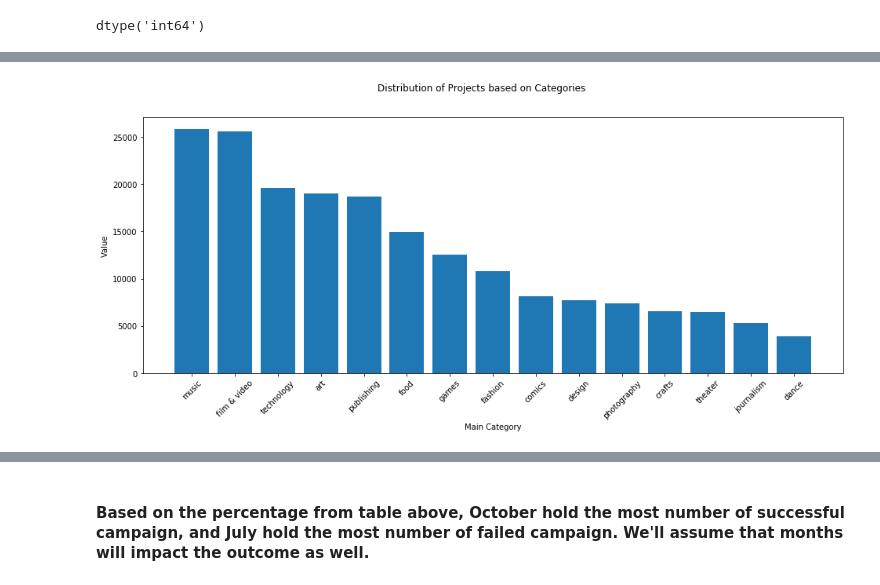
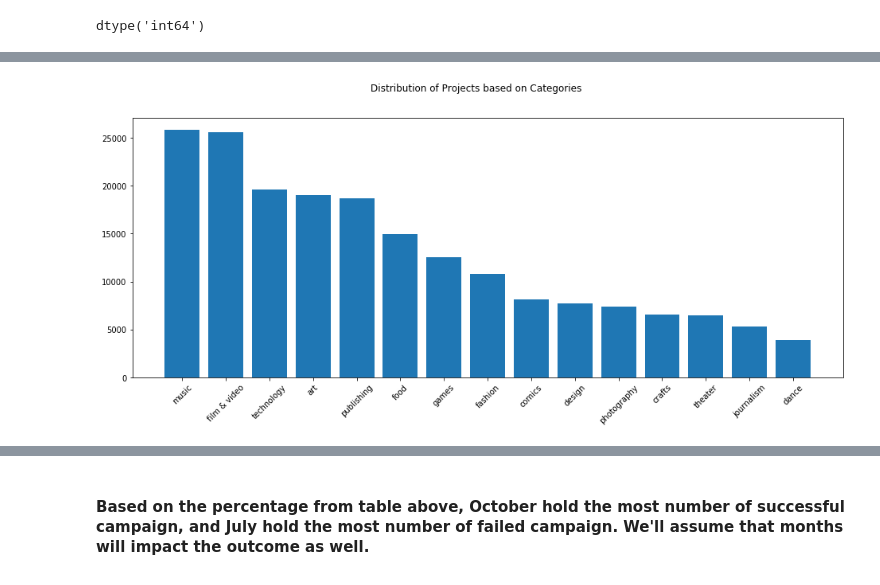
Before and after one commit to stvnc/JCDS07_FinalProject_VincentAngelo, a Jupyter notebook: FinalProjectKickstarter.ipynb, the cells around one changed output, grey strips where cells are left out. Saved outputs shown, nothing was run; the diff lists cells and outputs as text; code cells hidden in the pictures.

```diff
--- a/FinalProjectKickstarter.ipynb
+++ b/FinalProjectKickstarter.ipynb
@@ -179,13 +185,11 @@ main_category_failed, main_category_success
 # %%
 plt.figure(figsize=(16,6))
 plt.suptitle('Distribution of Projects based on Categories')
 plt.bar(main_category.index, main_category.values)
-plt.xlabel('Main Category')
 plt.xticks(rotation=45)
-plt.ylabel('Value')
 plt.show()
 # %% [output]
-[figure, old version]
+[figure, new version]
 # %%
 plt.figure(figsize=(20,6))
 plt.suptitle('Successful vs Failed Projects based on Categories')
```
Also changed, not shown: parts of 33 cells of this notebook, 1 other file.
